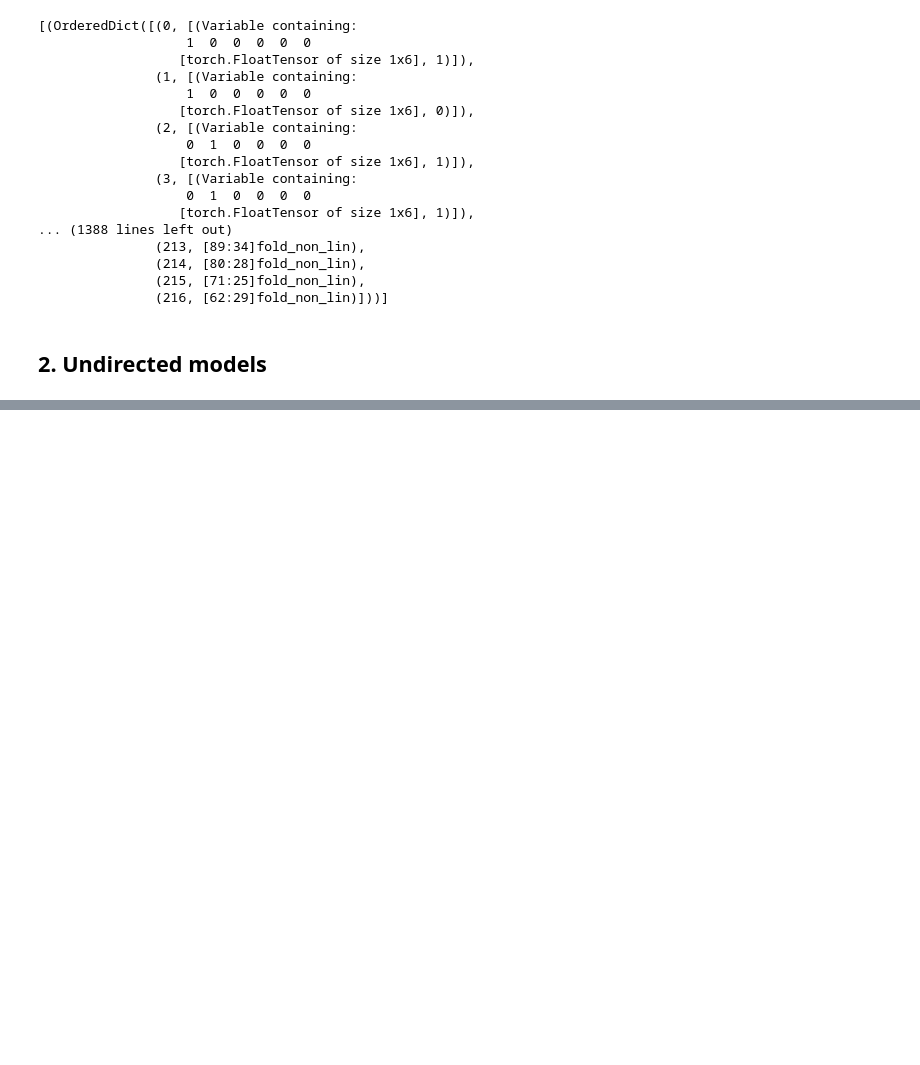
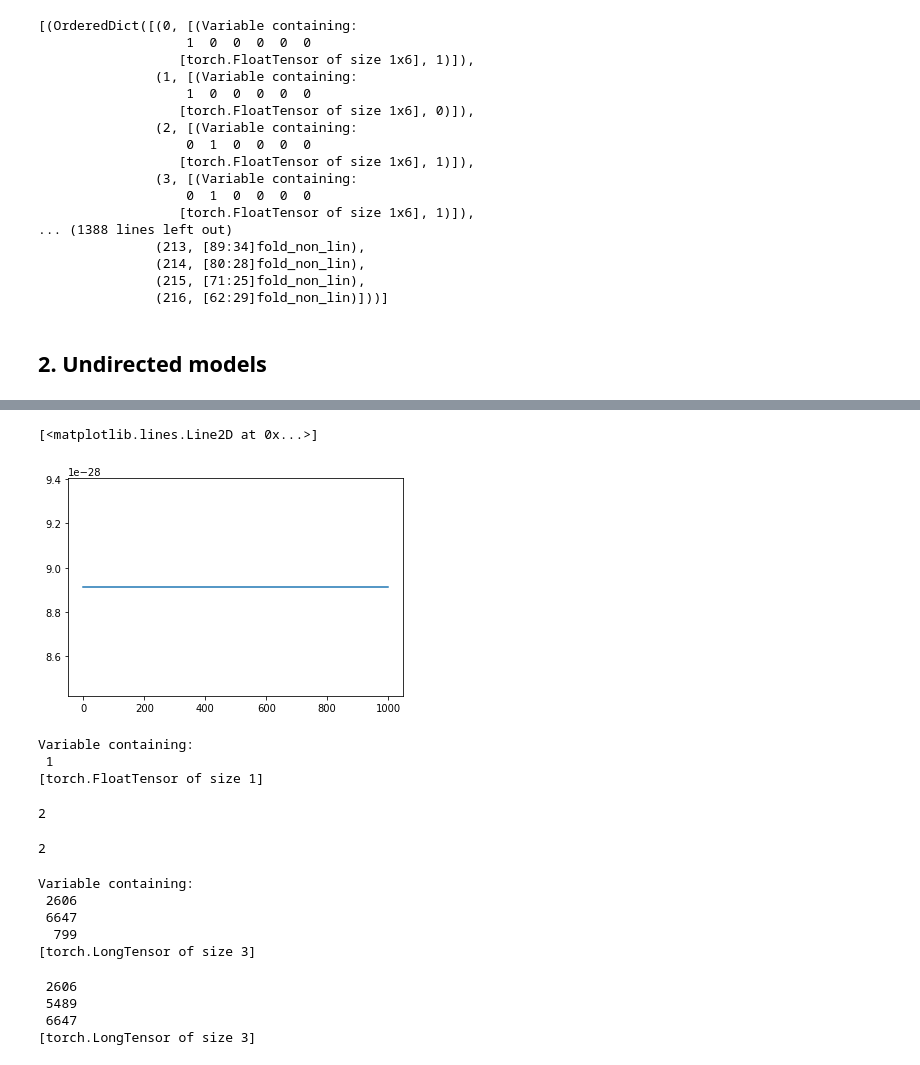
Before and after one commit to kretovmk/mpnn, a Jupyter notebook: nb.ipynb, the cells around one changed output, grey strips where cells are left out. Cells and saved outputs as stored; diff of their text form; code cells hidden in the pictures; blank space fills up the shorter version.

```diff
--- a/nb.ipynb
+++ b/nb.ipynb
@@ -142,0 +192,34 @@ for p in mpnn.params:
+# %%
+plt.plot(norms)
+# %% [output]
+[<matplotlib.lines.Line2D at 0x...>]
+[figure, added]
+# %%
+bleu(hard_t, r, f, 1)
+# %% [output]
+Variable containing:
+ 1
+[torch.FloatTensor of size 1]
+# %%
+(hard_t * r.data > 0).sum()
+# %% [output]
+2
+# %%
+(hard_t * r.data > 0).sum()
+# %% [output]
+2
+# %%
+torch.max(r, dim=1)[1]
+# %% [output]
+Variable containing:
+ 2606
+ 6647
+  799
+[torch.LongTensor of size 3]
+# %%
+torch.max(hard_t, dim=1)[1]
+# %% [output]
+ 2606
+ 5489
+ 6647
+[torch.LongTensor of size 3]
```
Also changed, not shown: parts of 19 cells of this notebook, 1 other file.
